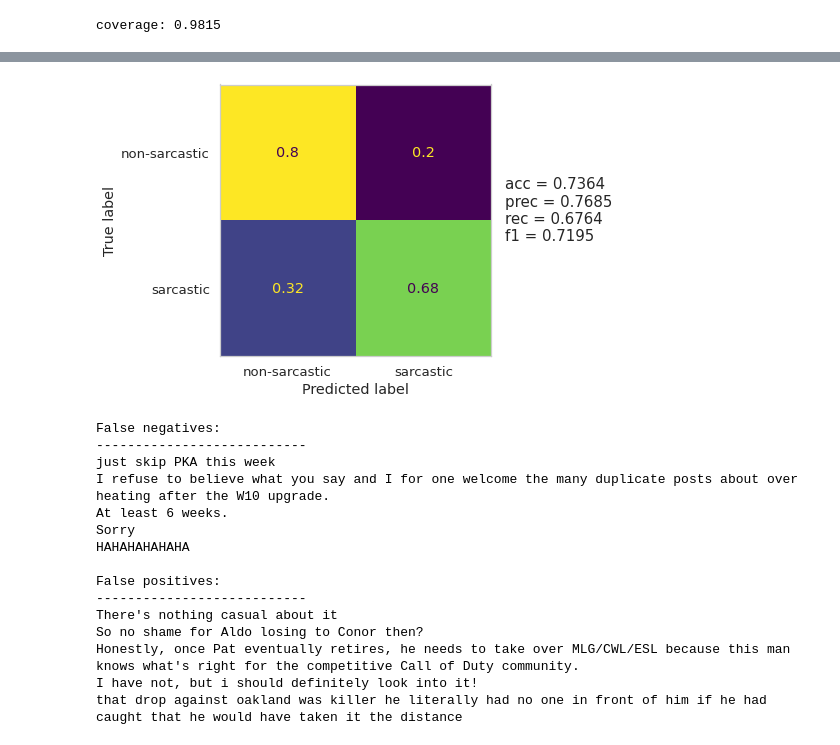
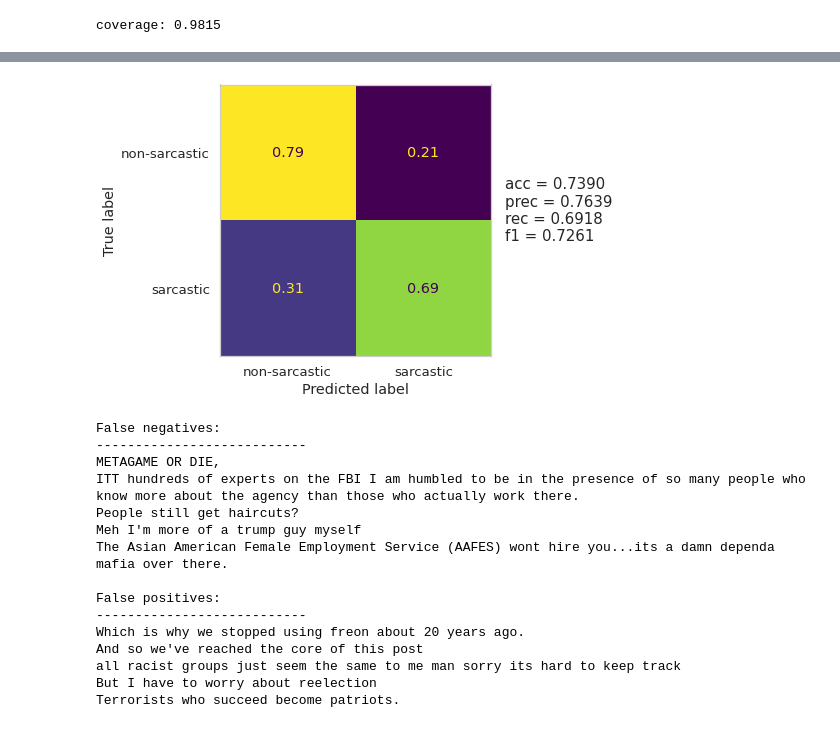
Before and after one commit to kamilabielska/surely_not_sarcasm_repo, a Jupyter notebook: cnn_rnn.ipynb, the cells around one changed output, grey strips where cells are left out. Cells and saved outputs as stored; diff of their text form; code cells hidden in the pictures.

```diff
--- a/cnn_rnn.ipynb
+++ b/cnn_rnn.ipynb
@@ -76,0 +39,2 @@ X_test_tok = pad_sequences(X_test_tok, padding='post', maxlen=maxlen)
+# %%
+tokenizers, tokenized_data = tokenize(data, input_dim, quantile=0.9, verbose=True)
@@ -77 +44,4 @@ X_test_tok = pad_sequences(X_test_tok, padding='post', maxlen=maxlen)
+# %%
+maxlen = tokenized_data['X_train'].shape[1]
+maxlen_parent = tokenized_data['X_train_par'].shape[1]
 # %% [markdown]
@@ -80,6 +50,6 @@ X_test_tok = pad_sequences(X_test_tok, padding='post', maxlen=maxlen)
 vec_len = 100
 # %%
 wordemb = WordEmbeddings()
-embedding_matrix = wordemb.get_glove_embeddings(input_dim, vec_len, tokenizer, root=root)
+emb_matrix_comment = wordemb.get_glove_embeddings(input_dim, vec_len, tokenizers['comment'], root=root)
 # %% [output]
 coverage: 0.9815
@@ -152,19 +140,22 @@ WARNING:absl:<keras.layers.recurrent.LSTMCell object at 0x...> has the same name
 # %%
 model = Sequential([
-    Embedding(input_dim=input_dim, output_dim=vec_len, input_length=maxlen, mask_zero=True, weights=[embedding_matrix],
-              trainable=True, embeddings_regularizer=tf.keras.regularizers.L1L2(l1=1e-5, l2=1e-5)),
-    Conv1D(32, 3, activation='relu', kernel_initializer='he_normal'),
+    Embedding(input_dim=input_dim, output_dim=vec_len, input_length=maxlen,
+              mask_zero=True, weights=[emb_matrix_comment], trainable=True,
+              embeddings_regularizer=tf.keras.regularizers.L1L2(l1=5e-6, l2=5e-6)),
+    Conv1D(64, 3, activation='relu', kernel_initializer='he_normal'),
     BatchNormalization(),
-    MaxPooling1D(3),
-    Conv1D(64, 3, activation='relu', kernel_initializer='he_normal', padding='same'),
+    Conv1D(128, 3, activation='relu', kernel_initializer='he_normal'),
     BatchNormalization(),
-    Bidirectional(LSTM(20, dropout=0.3)),
+    LSTM(50, dropout=0.25, return_sequences=True),
+    LSTM(50, dropout=0.25),
+    Dense(50, activation='relu', kernel_initializer='he_normal'),
     Dense(1, activation='sigmoid')
 ])
 
 es = EarlyStopping(monitor='val_loss', min_delta=0.001, patience=3, restore_best_weights=True)
 
 model.compile(loss='binary_crossentropy', optimizer='adam', metrics=['accuracy'])
-fit = model.fit(X_train_tok, y_train, validation_data=(X_val_tok,y_val), batch_size=128, epochs=50, callbacks=[es])
+fit = model.fit(tokenized_data['X_train'], data['y_train'], batch_size=128, epochs=50, callbacks=[es],
+                validation_data=(tokenized_data['X_val'], data['y_val']))
 # %% [output]
 Epoch 1/50
@@ -191,23 +185,23 @@ plot_history(fit)
 # %%
-evaluate(model, X_val_tok, y_val)
+evaluate(model, tokenized_data['X_val'], data['y_val'])
 # %% [output]
-[figure, old version]
+[figure, new version]
 # %%
-show_errors(model, X_val, X_val_tok, y_val, n=5)
+show_errors(model, raw_data['X_val'].values, tokenized_data['X_val'], data['y_val'])
 # %% [output]
 False negatives:
 ---------------------------
-just skip PKA this week
-I refuse to believe what you say and I for one welcome the many duplicate posts about over heating after the W10 upgrade.
-At least 6 weeks.
-Sorry
-HAHAHAHAHAHA
+METAGAME OR DIE,
+ITT hundreds of experts on the FBI I am humbled to be in the presence of so many people who know more about the agency than those who actually work there.
+People still get haircuts?
+Meh I'm more of a trump guy myself
+The Asian American Female Employment Service (AAFES) wont hire you...its a damn dependa mafia over there.
 
 False positives:
 ---------------------------
-There's nothing casual about it
-So no shame for Aldo losing to Conor then?
-Honestly, once Pat eventually retires, he needs to take over MLG/CWL/ESL because this man knows what's right for the competitive Call of Duty community.
-I have not, but i should definitely look into it!
-that drop against oakland was killer he literally had no one in front of him if he had caught that he would have taken it the distance
+Which is why we stopped using freon about 20 years ago.
+And so we've reached the core of this post
+all racist groups just seem the same to me man sorry its hard to keep track
+But I have to worry about reelection
+Terrorists who succeed become patriots.
 # %%
```
Also changed, not shown: parts of 78 cells of this notebook, 6 other files.
